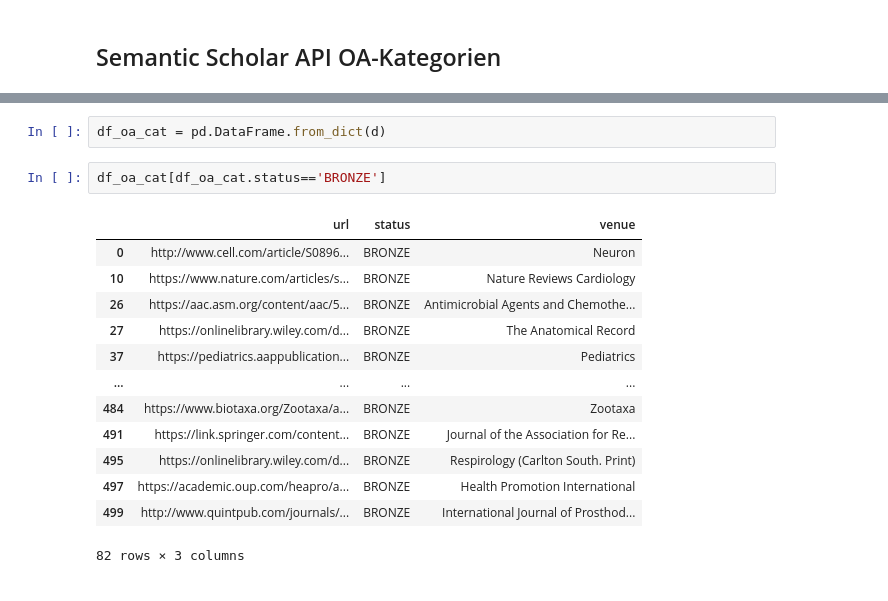
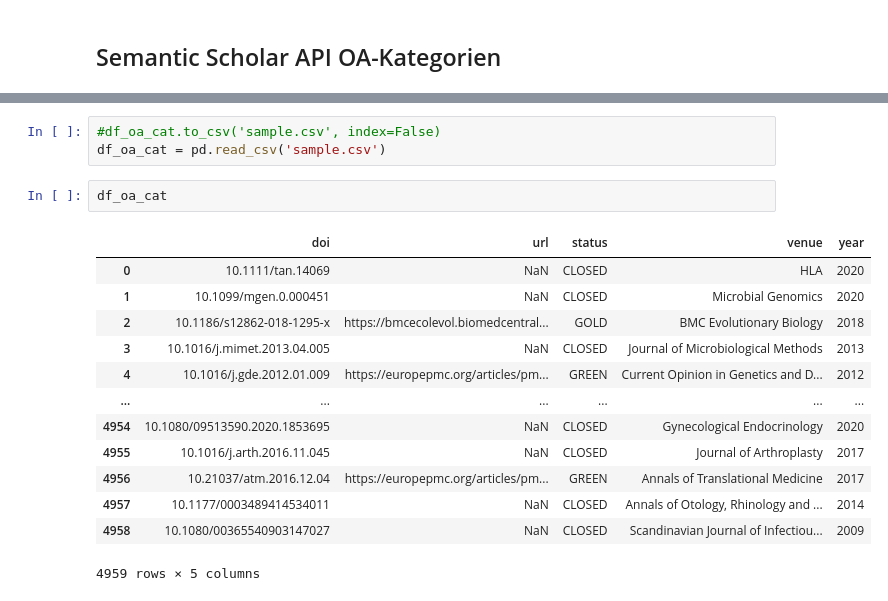
Before and after one commit to naustica/MA, a Jupyter notebook: Codebook.ipynb, the cells around one changed output, grey strips where cells are left out. Cells and saved outputs as stored; diff of their text form.

```diff
--- a/Codebook.ipynb
+++ b/Codebook.ipynb
@@ -1411,18 +1511,19 @@ for result in results:
-# %%
-df_oa_cat = pd.DataFrame.from_dict(d)
+# %%
+#df_oa_cat.to_csv('sample.csv', index=False)
+df_oa_cat = pd.read_csv('sample.csv')
 # %%
-df_oa_cat[df_oa_cat.status=='BRONZE']
+df_oa_cat
 # %% [output]
-|  | url | status | venue |
-| 0 | http://www.cell.com/article/S0896... | BRONZE | Neuron |
-| 10 | https://www.nature.com/articles/s... | BRONZE | Nature Reviews Cardiology |
-| 26 | https://aac.asm.org/content/aac/5... | BRONZE | Antimicrobial Agents and Chemothe... |
-| 27 | https://onlinelibrary.wiley.com/d... | BRONZE | The Anatomical Record |
-| 37 | https://pediatrics.aappublication... | BRONZE | Pediatrics |
-| ... | ... | ... | ... |
-| 484 | https://www.biotaxa.org/Zootaxa/a... | BRONZE | Zootaxa |
-| 491 | https://link.springer.com/content... | BRONZE | Journal of the Association for Re... |
-| 495 | https://onlinelibrary.wiley.com/d... | BRONZE | Respirology (Carlton South. Print) |
-| 497 | https://academic.oup.com/heapro/a... | BRONZE | Health Promotion International |
-| 499 | http://www.quintpub.com/journals/... | BRONZE | International Journal of Prosthod... |
+|  | doi | url | status | venue | year |
+| 0 | 10.1111/tan.14069 | NaN | CLOSED | HLA | 2020 |
+| 1 | 10.1099/mgen.0.000451 | NaN | CLOSED | Microbial Genomics | 2020 |
+| 2 | 10.1186/s12862-018-1295-x | https://bmcecolevol.biomedcentral... | GOLD | BMC Evolutionary Biology | 2018 |
+| 3 | 10.1016/j.mimet.2013.04.005 | NaN | CLOSED | Journal of Microbiological Methods | 2013 |
+| 4 | 10.1016/j.gde.2012.01.009 | https://europepmc.org/articles/pm... | GREEN | Current Opinion in Genetics and D... | 2012 |
+| ... | ... | ... | ... | ... | ... |
+| 4954 | 10.1080/09513590.2020.1853695 | NaN | CLOSED | Gynecological Endocrinology | 2020 |
+| 4955 | 10.1016/j.arth.2016.11.045 | NaN | CLOSED | Journal of Arthroplasty | 2017 |
+| 4956 | 10.21037/atm.2016.12.04 | https://europepmc.org/articles/pm... | GREEN | Annals of Translational Medicine | 2017 |
+| 4957 | 10.1177/0003489414534011 | NaN | CLOSED | Annals of Otology, Rhinology and ... | 2014 |
+| 4958 | 10.1080/00365540903147027 | NaN | CLOSED | Scandinavian Journal of Infectiou... | 2009 |
-82 rows × 3 columns
+4959 rows × 5 columns
```
Also changed, not shown: parts of 63 cells of this notebook, 9 other files.
